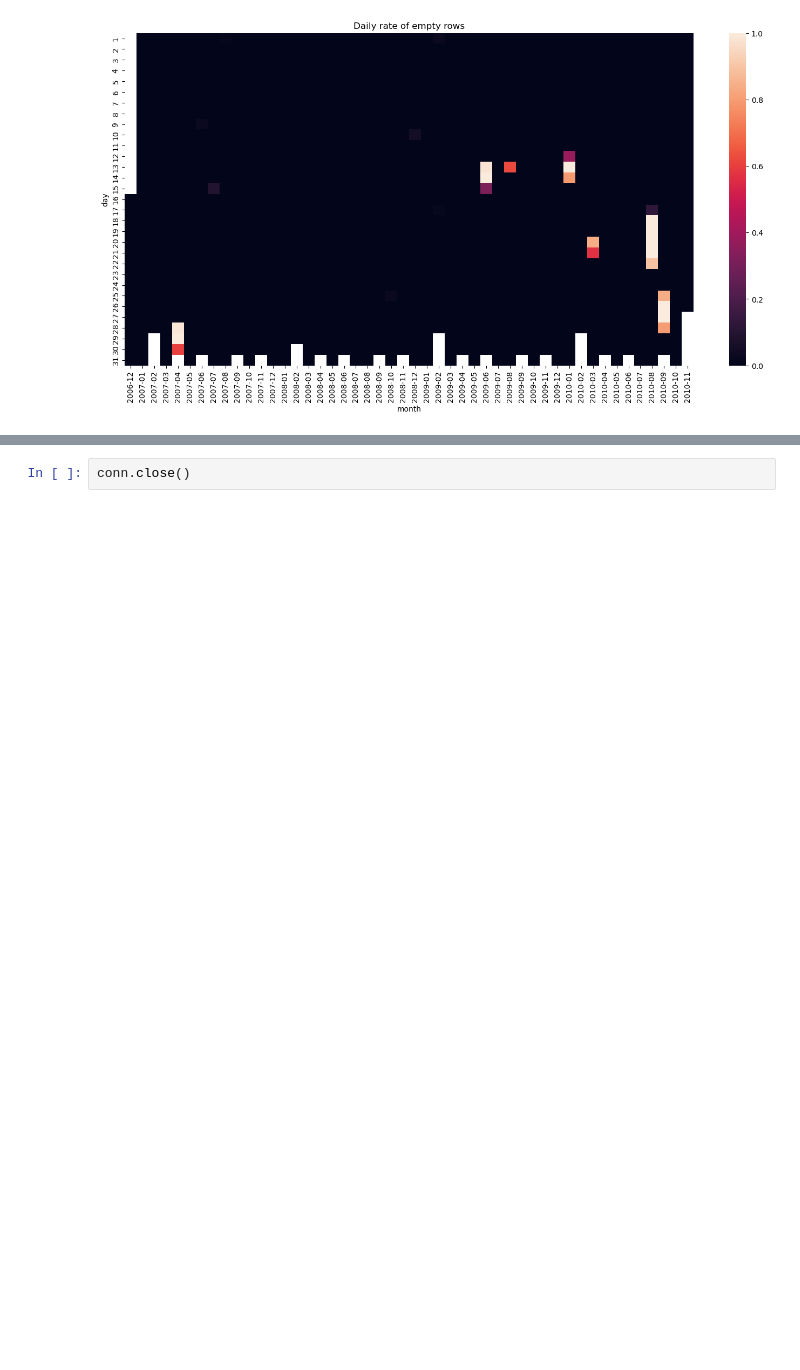
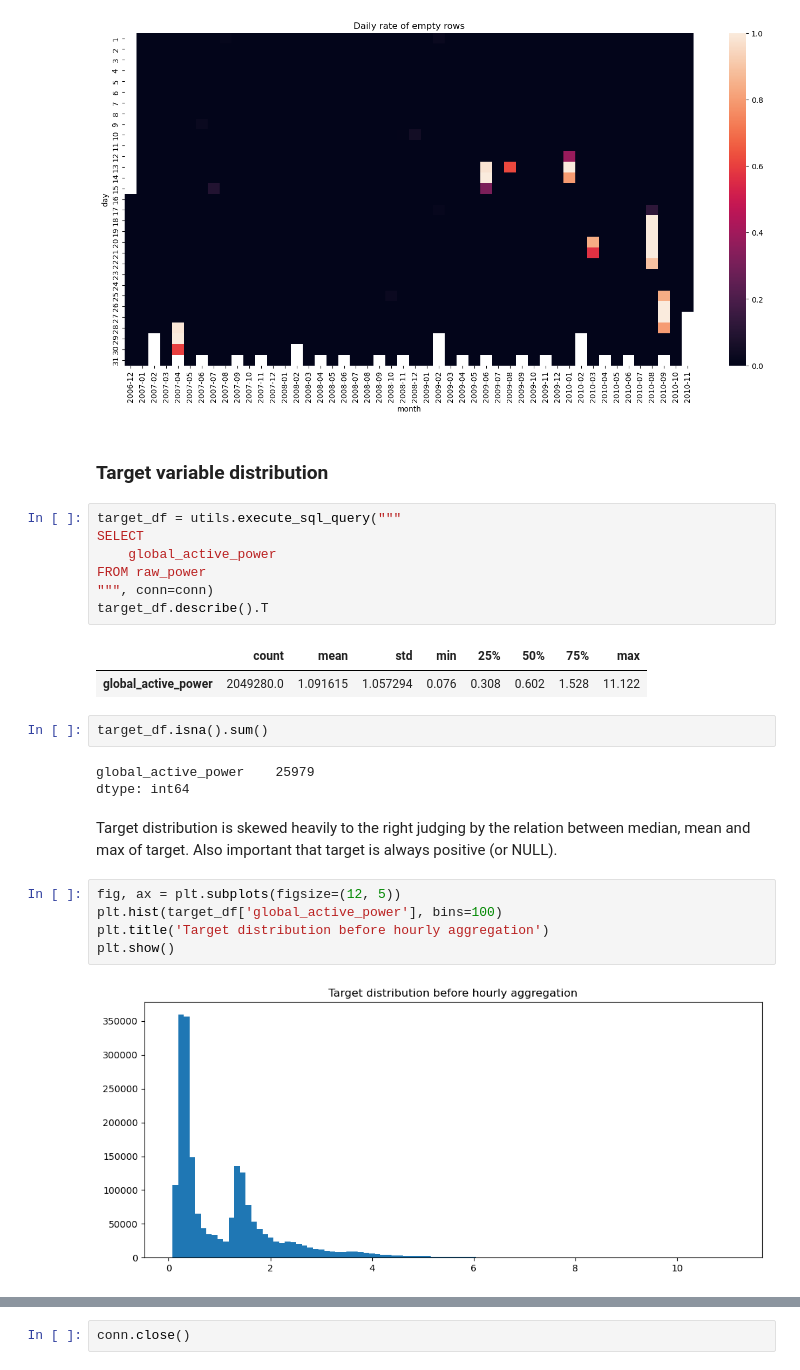
Before and after one commit to sysakm/housepower, a Jupyter notebook: EDA.ipynb, the cells around one changed output, grey strips where cells are left out. Drawn from its saved outputs; the diff is of its cells as text; blank space fills up the shorter version.

Commit message:
Add target variable distribution to EDA

```diff
--- a/EDA.ipynb
+++ b/EDA.ipynb
@@ -120,3 +121,29 @@ plt.title('Daily rate of empty rows')
 plt.show()
 # %% [output]
 [figure]
+# %% [markdown]
+### Target variable distribution
+# %%
+target_df = utils.execute_sql_query("""
+SELECT
+    global_active_power
+FROM raw_power
+""", conn=conn)
+target_df.describe().T
+# %% [output]
+|  | count | mean | std | min | 25% | 50% | 75% | max |
+| global_active_power | 2049280.0 | 1.091615 | 1.057294 | 0.076 | 0.308 | 0.602 | 1.528 | 11.122 |
+# %%
+target_df.isna().sum()
+# %% [output]
+global_active_power    25979
+dtype: int64
+# %% [markdown]
+Target distribution is skewed heavily to the right judging by the relation between median, mean and max of target. Also important that target is always positive (or NULL).
+# %%
+fig, ax = plt.subplots(figsize=(12, 5))
+plt.hist(target_df['global_active_power'], bins=100)
+plt.title('Target distribution before hourly aggregation')
+plt.show()
+# %% [output]
+[figure, added]
```
Also changed, not shown: parts of 5 cells of this notebook.
